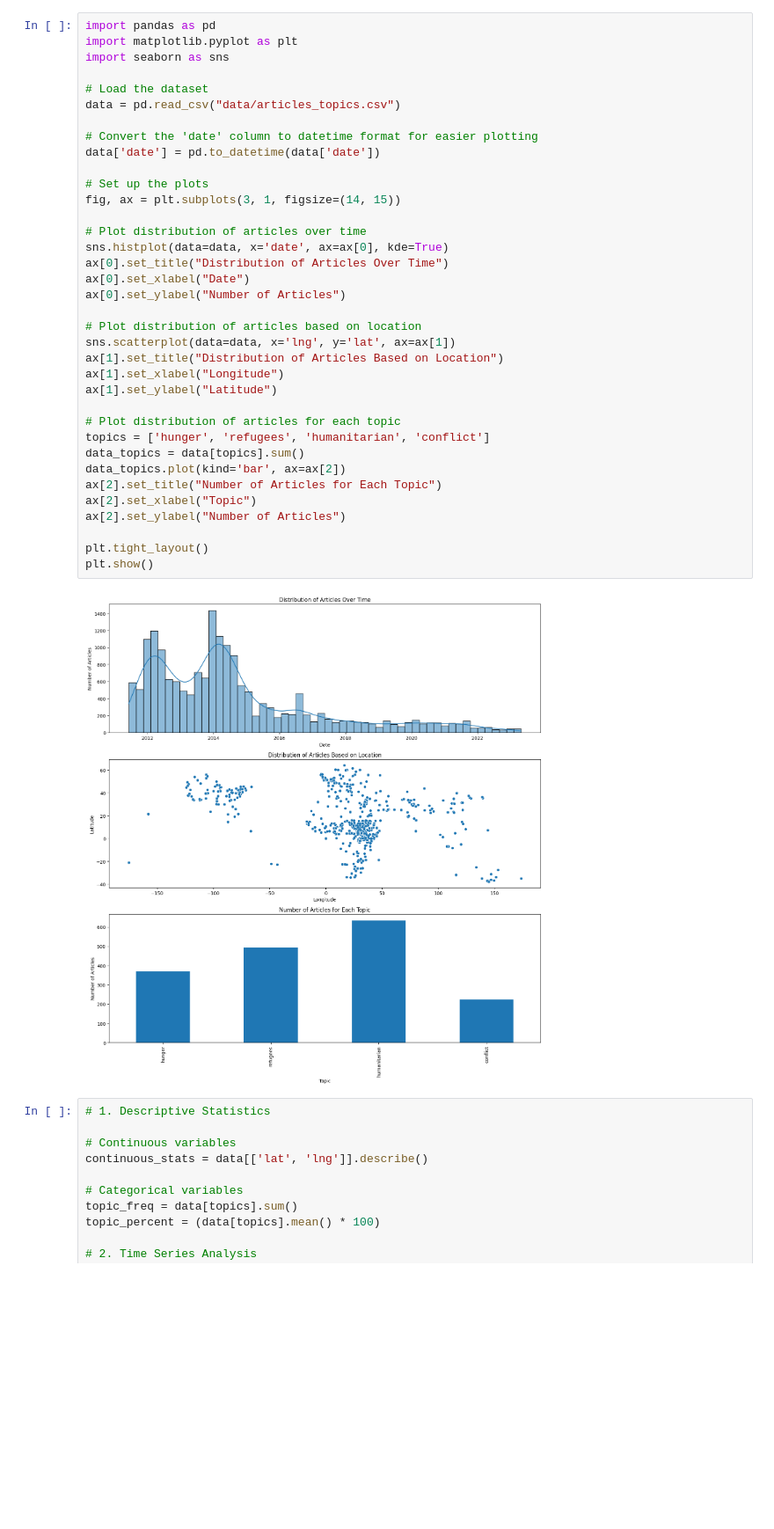
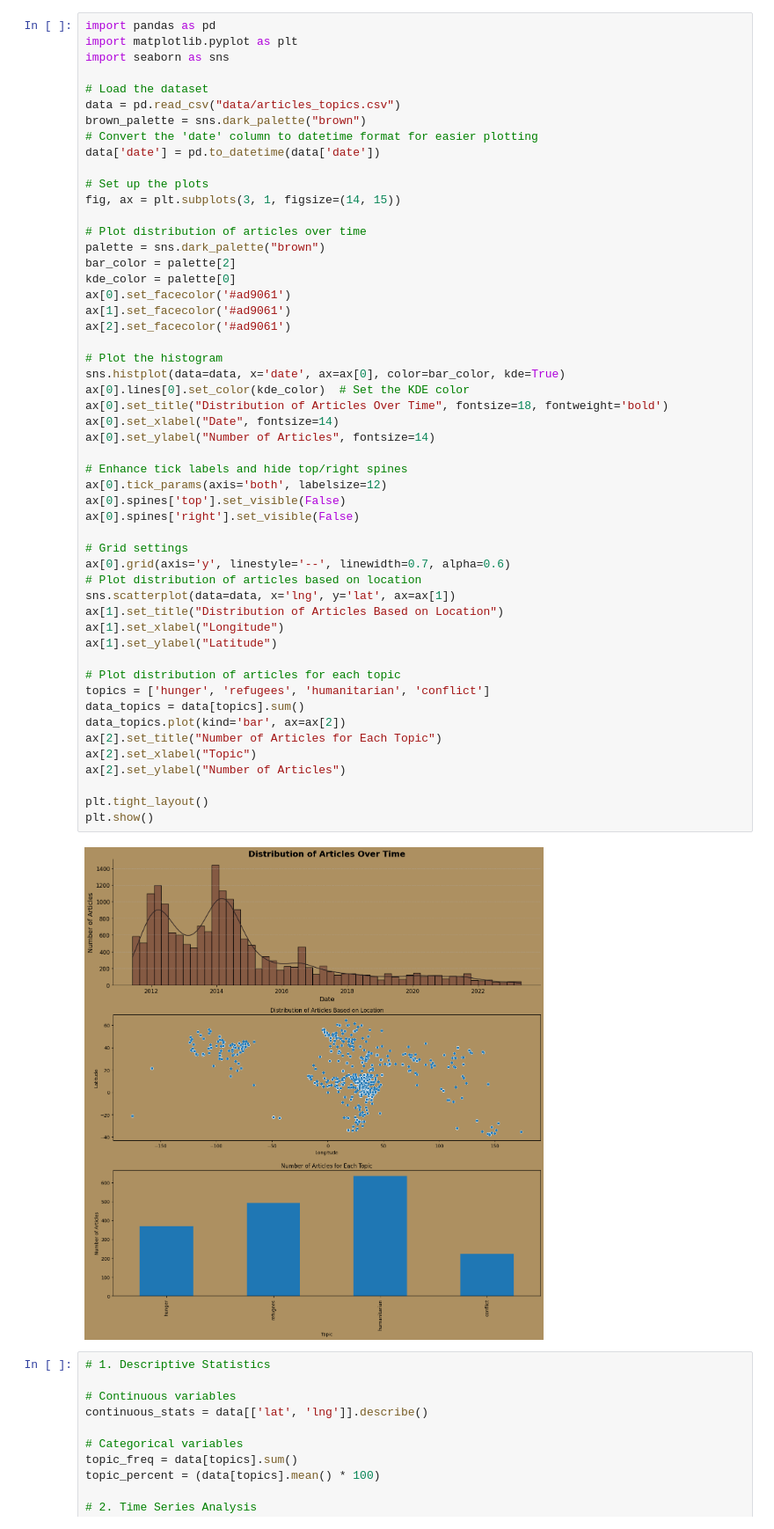
Before and after one commit to khknopp/JBG060-DC3, a Jupyter notebook: articles.ipynb, the cells around one changed output. Shown at 88% size. Drawn from its saved outputs; the diff is of its cells as text; blank space fills up the shorter version.

```diff
--- a/articles.ipynb
+++ b/articles.ipynb
@@ -3,39 +3,55 @@ import pandas as pd
 import matplotlib.pyplot as plt
 import seaborn as sns
 
 # Load the dataset
 data = pd.read_csv("data/articles_topics.csv")
-
+brown_palette = sns.dark_palette("brown")
 # Convert the 'date' column to datetime format for easier plotting
 data['date'] = pd.to_datetime(data['date'])
 
 # Set up the plots
 fig, ax = plt.subplots(3, 1, figsize=(14, 15))
 
 # Plot distribution of articles over time
-sns.histplot(data=data, x='date', ax=ax[0], kde=True)
-ax[0].set_title("Distribution of Articles Over Time")
-ax[0].set_xlabel("Date")
-ax[0].set_ylabel("Number of Articles")
+palette = sns.dark_palette("brown")
+bar_color = palette[2]
+kde_color = palette[0]
+ax[0].set_facecolor('#ad9061')
+ax[1].set_facecolor('#ad9061')
+ax[2].set_facecolor('#ad9061')
 
+# Plot the histogram
+sns.histplot(data=data, x='date', ax=ax[0], color=bar_color, kde=True)
+ax[0].lines[0].set_color(kde_color)  # Set the KDE color
+ax[0].set_title("Distribution of Articles Over Time", fontsize=18, fontweight='bold')
+ax[0].set_xlabel("Date", fontsize=14)
+ax[0].set_ylabel("Number of Articles", fontsize=14)
+
+# Enhance tick labels and hide top/right spines
+ax[0].tick_params(axis='both', labelsize=12)
+ax[0].spines['top'].set_visible(False)
+ax[0].spines['right'].set_visible(False)
+
+# Grid settings
+ax[0].grid(axis='y', linestyle='--', linewidth=0.7, alpha=0.6)
 # Plot distribution of articles based on location
 sns.scatterplot(data=data, x='lng', y='lat', ax=ax[1])
 ax[1].set_title("Distribution of Articles Based on Location")
 ax[1].set_xlabel("Longitude")
 ax[1].set_ylabel("Latitude")
 
 # Plot distribution of articles for each topic
 topics = ['hunger', 'refugees', 'humanitarian', 'conflict']
 data_topics = data[topics].sum()
 data_topics.plot(kind='bar', ax=ax[2])
 ax[2].set_title("Number of Articles for Each Topic")
 ax[2].set_xlabel("Topic")
 ax[2].set_ylabel("Number of Articles")
 
 plt.tight_layout()
 plt.show()
 # %% [output]
-[figure, old version]
+[figure, new version]
 # %%
 # 1. Descriptive Statistics
 
```
Also changed, not shown: 1 other file.
